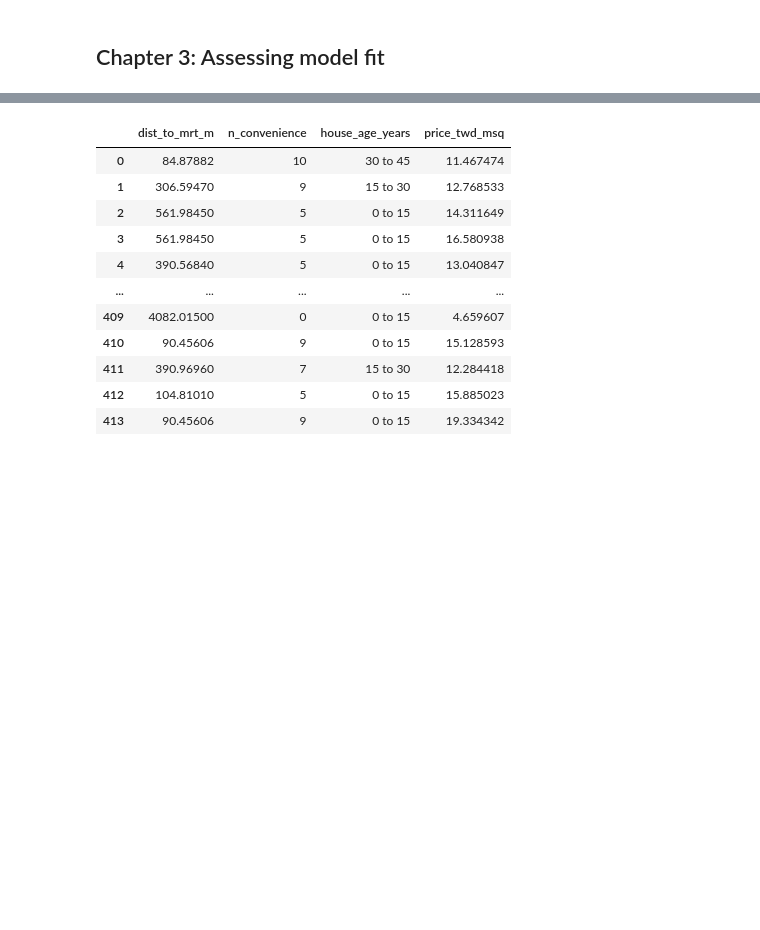
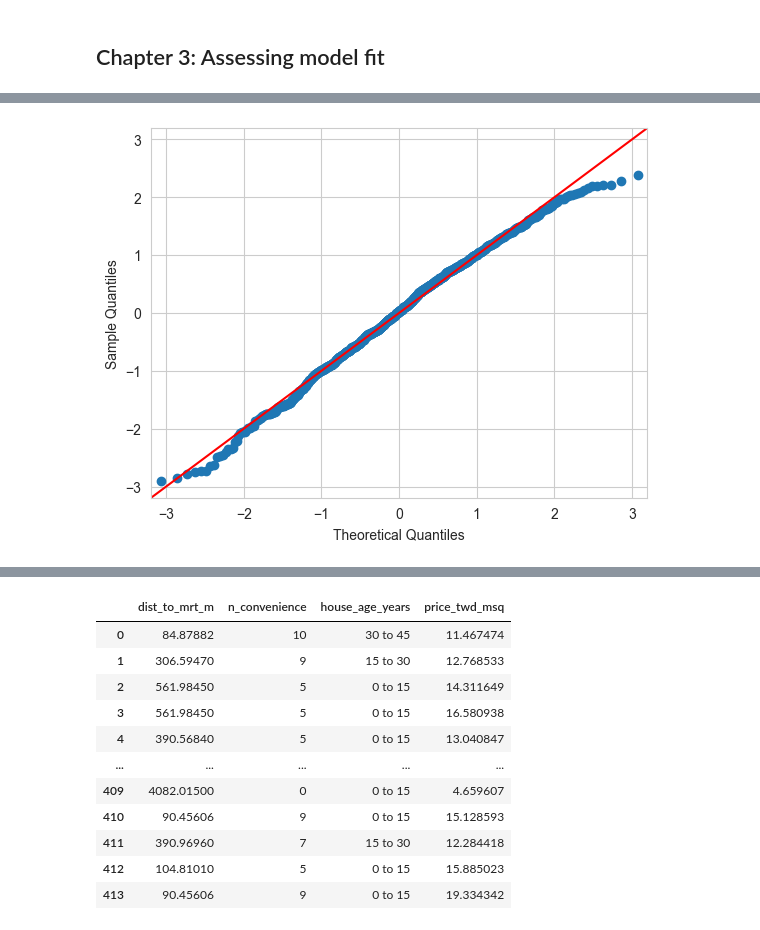
Before and after one commit to rpitchumani/datacamp, a Jupyter notebook: introduction-to-regression-with-statsmodels-in-python/Chapter_3_Introduction_to_Regression_with_statsmodels_in_Python.ipynb, the cells around one changed output, grey strips where cells are left out. Saved outputs shown, nothing was run; the diff lists cells and outputs as text; code cells hidden in the pictures; blank space fills up the shorter version.

```diff
--- a/introduction-to-regression-with-statsmodels-in-python/Chapter_3_Introduction_to_Regression_with_statsmodels_in_Python.ipynb
+++ b/introduction-to-regression-with-statsmodels-in-python/Chapter_3_Introduction_to_Regression_with_statsmodels_in_Python.ipynb
@@ -10,0 +107,4 @@ import seaborn as sns
+# %%
+qq_trans = qqplot(data=mdl_click_vs_impression_trans.resid, fit=True, line="45")
+# %% [output]
+[figure, added]
```
Also changed, not shown: parts of 46 cells of this notebook, 6 other files.
